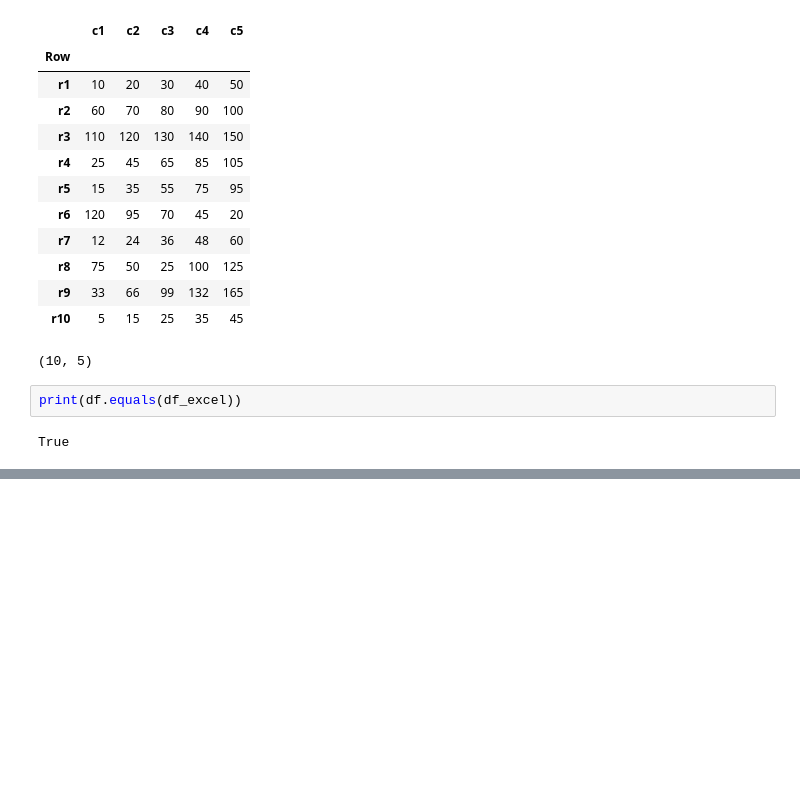
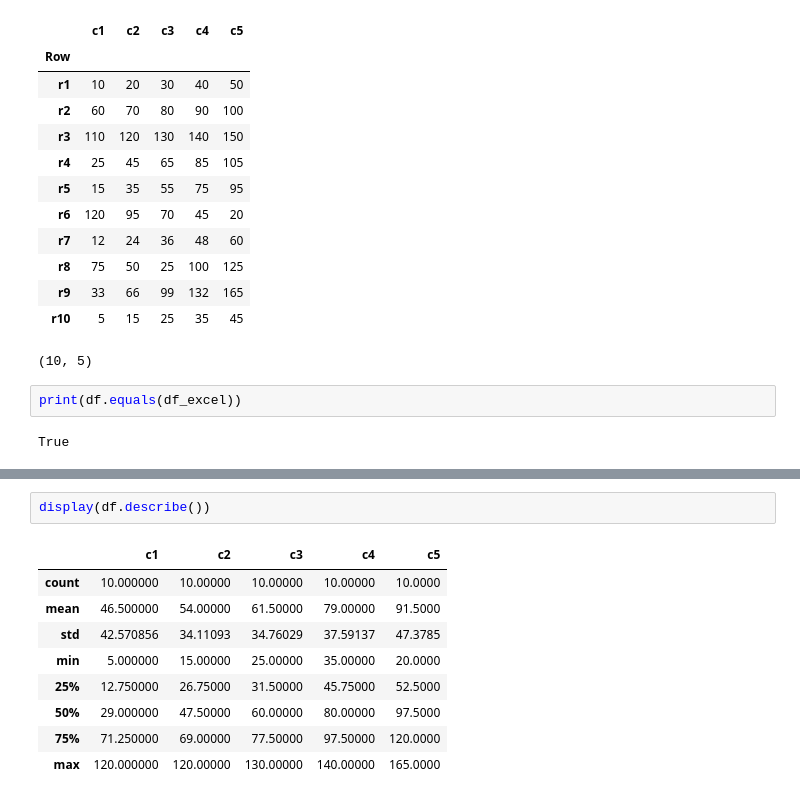
Before and after one commit to SanviRahman/Machine-Learning, a Jupyter notebook: pandas_practice.ipynb, the cells around one changed output, grey strips where cells are left out. Cells and saved outputs as stored; diff of their text form; blank space fills up the shorter version.

```diff
--- a/pandas_practice.ipynb
+++ b/pandas_practice.ipynb
@@ -146,0 +210,12 @@ True
+# %%
+display(df.describe())
+# %% [output]
+|  | c1 | c2 | c3 | c4 | c5 |
+| count | 10.000000 | 10.00000 | 10.00000 | 10.00000 | 10.0000 |
+| mean | 46.500000 | 54.00000 | 61.50000 | 79.00000 | 91.5000 |
+| std | 42.570856 | 34.11093 | 34.76029 | 37.59137 | 47.3785 |
+| min | 5.000000 | 15.00000 | 25.00000 | 35.00000 | 20.0000 |
+| 25% | 12.750000 | 26.75000 | 31.50000 | 45.75000 | 52.5000 |
+| 50% | 29.000000 | 47.50000 | 60.00000 | 80.00000 | 97.5000 |
+| 75% | 71.250000 | 69.00000 | 77.50000 | 97.50000 | 120.0000 |
+| max | 120.000000 | 120.00000 | 130.00000 | 140.00000 | 165.0000 |
```
Also changed, not shown: parts of 7 cells of this notebook.
